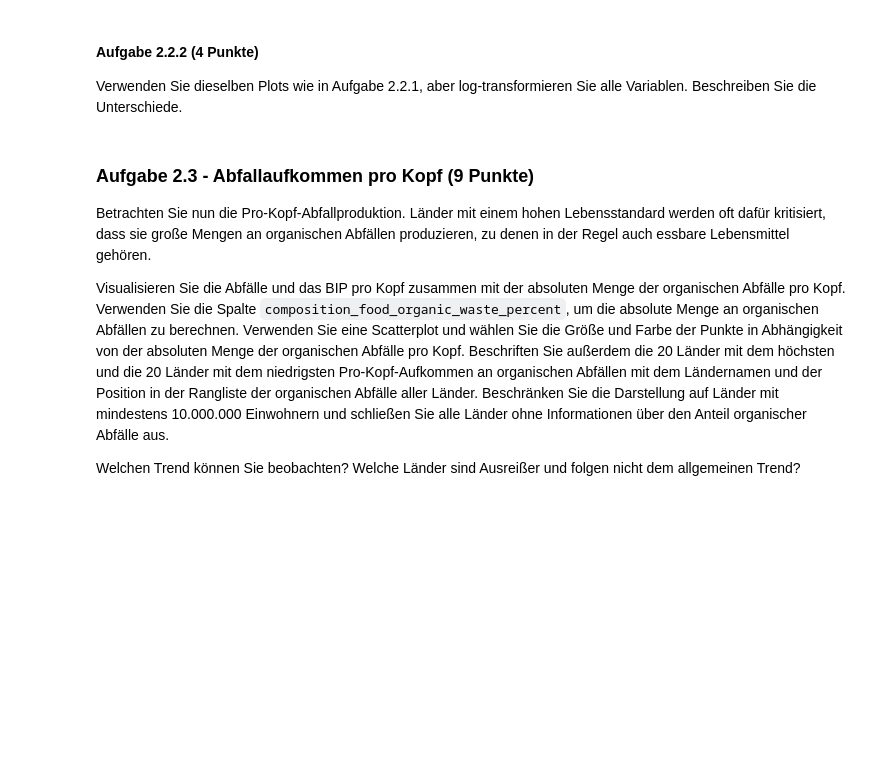
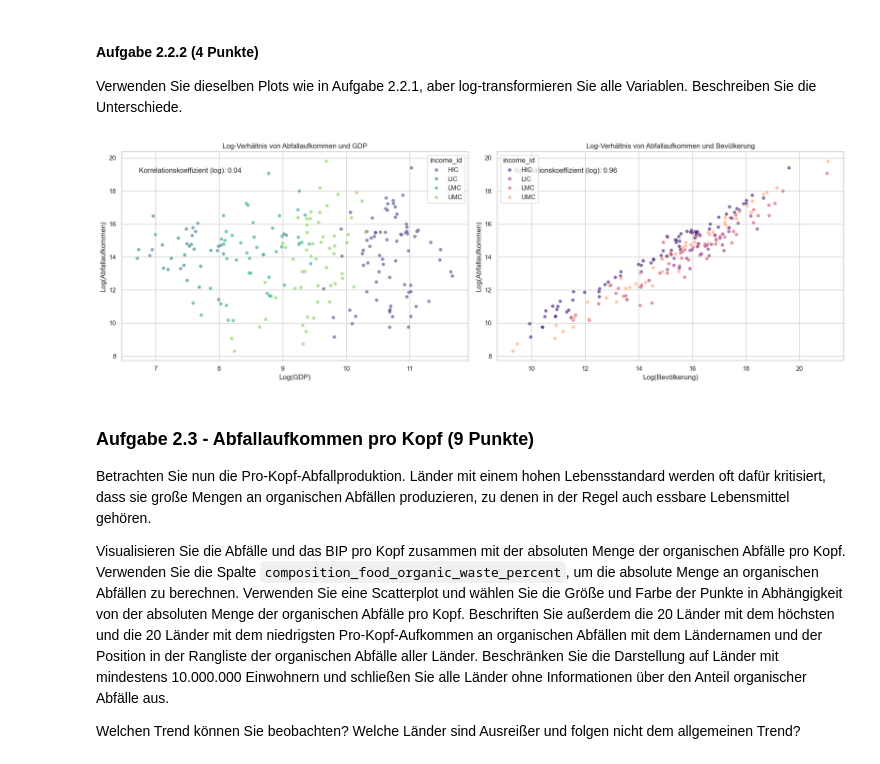
Before and after one commit to dfgsteam/data-science_basics, a Jupyter notebook: exam02/exam_de.ipynb, the cells around one changed output. Saved outputs shown, nothing was run; the diff lists cells and outputs as text; code cells hidden in the pictures; blank space fills up the shorter version.

```diff
--- a/exam02/exam_de.ipynb
+++ b/exam02/exam_de.ipynb
@@ -130,3 +117,19 @@ gdf = gpd.read_file(shapefile_path)
+# %%
+# Laden des country_level_data.csv Datensatzes
+data = pd.read_csv('data/country_level_data.csv')
+
+# Entfernen von Zeilen mit nan-Werten in der Spalte 'total_msw_total_msw_generated_tons_year'
+data = data.dropna(subset=['total_msw_total_msw_generated_tons_year'])
+
+# Hinzufügen der Spalte 'gdp_total'
+data['gdp_total'] = data['gdp'] * data['population_population_number_of_people']
+
+# Hinzufügen der Spalten 'relative_waste_pop' und 'relative_waste_gdp'
+data['relative_waste_pop'] = data['total_msw_total_msw_generated_tons_year'] / data['population_population_number_of_people']
+data['relative_waste_gdp'] = data['total_msw_total_msw_generated_tons_year'] / data['gdp']
+
+# Laden des Shapefiles
+world_boundaries = gpd.read_file('data/world-administrative-boundaries/world-administrative-boundaries.shp')
 # %% [markdown]
 #### Aufgabe 1.2 - Zusammenführen und Formatieren (4 Punkte)
 Fügen Sie die Spalte `continent` aus dem Shapefile-Datenframe zu Ihrem Dataframe der Abfallproduktion mithilfe der Spalten `iso3` und `iso3c` hinzu. Löschen Sie alle Länder für die es keine Übereinstimmung in den beiden Spalten gibt.
@@ -161,6 +363,29 @@ Welche Variable würden Sie eher verwenden, um das Abfallaufkommen eines Landes
 # %% [markdown]
 #### Aufgabe 2.2.2 (4 Punkte)
 Verwenden Sie dieselben Plots wie in Aufgabe 2.2.1, aber log-transformieren Sie alle Variablen. Beschreiben Sie die Unterschiede.
+# %%
+fig, axes = plt.subplots(1, 2, figsize=(18, 6))
+
+# Scatterplot für log-transformierte Abfallaufkommen vs. GDP
+sns.scatterplot(data=data, x=np.log1p(data['gdp']), y=np.log1p(data['total_msw_total_msw_generated_tons_year']), hue='income_id', palette='viridis', alpha=0.6, ax=axes[0])
+axes[0].set_xlabel('Log(GDP)')
+axes[0].set_ylabel('Log(Abfallaufkommen)')
+axes[0].set_title('Log-Verhältnis von Abfallaufkommen und GDP')
+correlation_gdp_log = np.log1p(data['gdp']).corr(np.log1p(data['total_msw_total_msw_generated_tons_year']))
+axes[0].text(0.05, 0.9, f'Korrelationskoeffizient (log): {correlation_gdp_log:.2f}', transform=axes[0].transAxes)
+
+# Scatterplot für log-transformierte Abfallaufkommen vs. Bevölkerung
+sns.scatterplot(data=data, x=np.log1p(data['population_population_number_of_people']), y=np.log1p(data['total_msw_total_msw_generated_tons_year']), hue='income_id', palette='magma', alpha=0.6, ax=axes[1])
+axes[1].set_xlabel('Log(Bevölkerung)')
+axes[1].set_ylabel('Log(Abfallaufkommen)')
+axes[1].set_title('Log-Verhältnis von Abfallaufkommen und Bevölkerung')
+correlation_population_log = np.log1p(data['population_population_number_of_people']).corr(np.log1p(data['total_msw_total_msw_generated_tons_year']))
+axes[1].text(0.05, 0.9, f'Korrelationskoeffizient (log): {correlation_population_log:.2f}', transform=axes[1].transAxes)
+
+plt.tight_layout()
+plt.show()
+# %% [output]
+[figure, added]
 # %% [markdown]
 ### Aufgabe 2.3 - Abfallaufkommen pro Kopf (9 Punkte)
 
```
Also changed, not shown: parts of 15 cells of this notebook.
